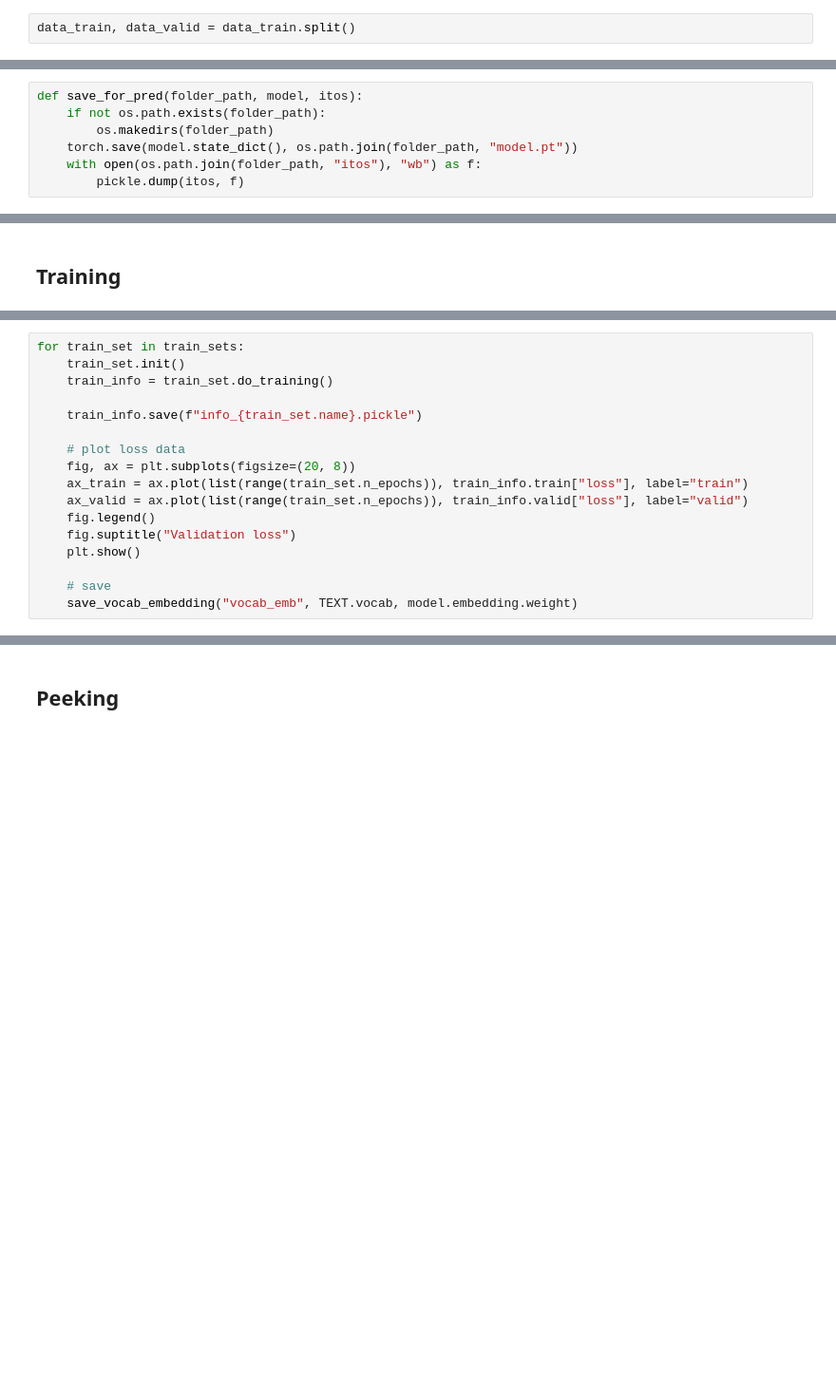
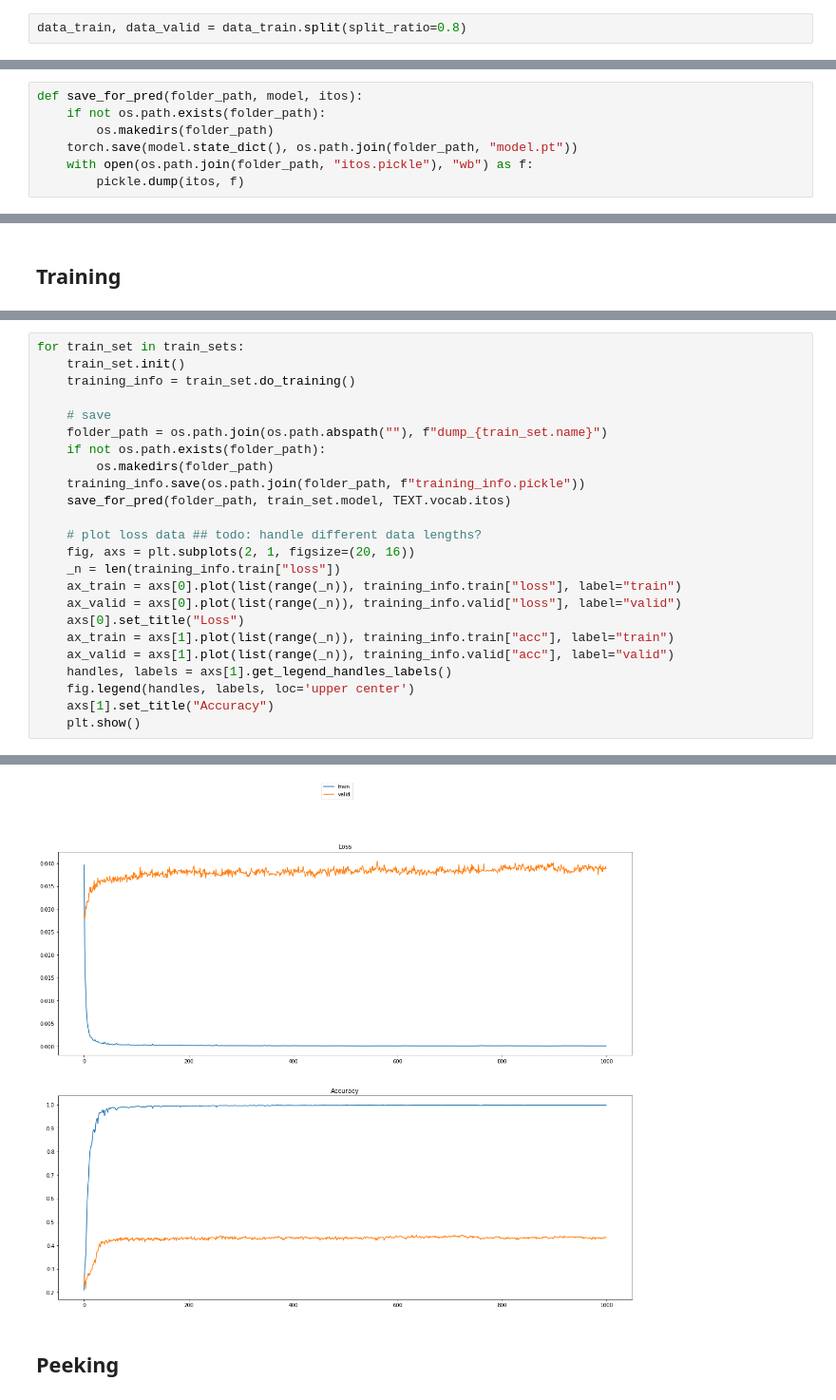
Before and after one commit to chillax9000/mltrain, a Jupyter notebook: notebooks/cine_fr/sentiment_analysis.ipynb, the cells around one changed output, grey strips where cells are left out. Shown at 95% size. Cells and saved outputs as stored; diff of their text form; blank space fills up the shorter version.

```diff
--- a/notebooks/cine_fr/sentiment_analysis.ipynb
+++ b/notebooks/cine_fr/sentiment_analysis.ipynb
@@ -35,5 +36,5 @@ data_train, data_test = dataset.split()
 # %%
-data_train, data_valid = data_train.split()
+data_train, data_valid = data_train.split(split_ratio=0.8)
 # %%
 print(f"""training data: {len(data_train)} examples.
 validation data: {len(data_valid)} examples.
@@ -314,7 +328,7 @@ def save_for_pred(folder_path, model, itos):
     if not os.path.exists(folder_path):
         os.makedirs(folder_path)
     torch.save(model.state_dict(), os.path.join(folder_path, "model.pt"))
-    with open(os.path.join(folder_path, "itos"), "wb") as f:
+    with open(os.path.join(folder_path, "itos.pickle"), "wb") as f:
         pickle.dump(itos, f)
 # %%
 def load_for_pred(folder_path, model, device=DEVICE):
@@ -345,18 +360,26 @@ for hidden_dim, n_layers in itertools.product([512], [4]):
     ))
-# %%
-for train_set in train_sets:
-    train_set.init()
-    train_info = train_set.do_training()
-
-    train_info.save(f"info_{train_set.name}.pickle")
-
-    # plot loss data
-    fig, ax = plt.subplots(figsize=(20, 8))
-    ax_train = ax.plot(list(range(train_set.n_epochs)), train_info.train["loss"], label="train")
-    ax_valid = ax.plot(list(range(train_set.n_epochs)), train_info.valid["loss"], label="valid")
-    fig.legend()
-    fig.suptitle("Validation loss")
-    plt.show()
-
-    # save
-    save_vocab_embedding("vocab_emb", TEXT.vocab, model.embedding.weight)
+# %%
+for train_set in train_sets:
+    train_set.init()
+    training_info = train_set.do_training()
+
+    # save
+    folder_path = os.path.join(os.path.abspath(""), f"dump_{train_set.name}")
+    if not os.path.exists(folder_path):
+        os.makedirs(folder_path)
+    training_info.save(os.path.join(folder_path, f"training_info.pickle"))
+    save_for_pred(folder_path, train_set.model, TEXT.vocab.itos)
+
+    # plot loss data ## todo: handle different data lengths?
+    fig, axs = plt.subplots(2, 1, figsize=(20, 16))
+    _n = len(training_info.train["loss"])
+    ax_train = axs[0].plot(list(range(_n)), training_info.train["loss"], label="train")
+    ax_valid = axs[0].plot(list(range(_n)), training_info.valid["loss"], label="valid")
+    axs[0].set_title("Loss")
+    ax_train = axs[1].plot(list(range(_n)), training_info.train["acc"], label="train")
+    ax_valid = axs[1].plot(list(range(_n)), training_info.valid["acc"], label="valid")
+    handles, labels = axs[1].get_legend_handles_labels()
+    fig.legend(handles, labels, loc='upper center')
+    axs[1].set_title("Accuracy")
+    plt.show()
+# %% [output]
@@ -363,3 +403,4 @@ for train_set in train_sets:
+[figure, added]
 # %% [markdown]
 ## Peeking
 # %%
```
Also changed, not shown: parts of 38 cells of this notebook.
